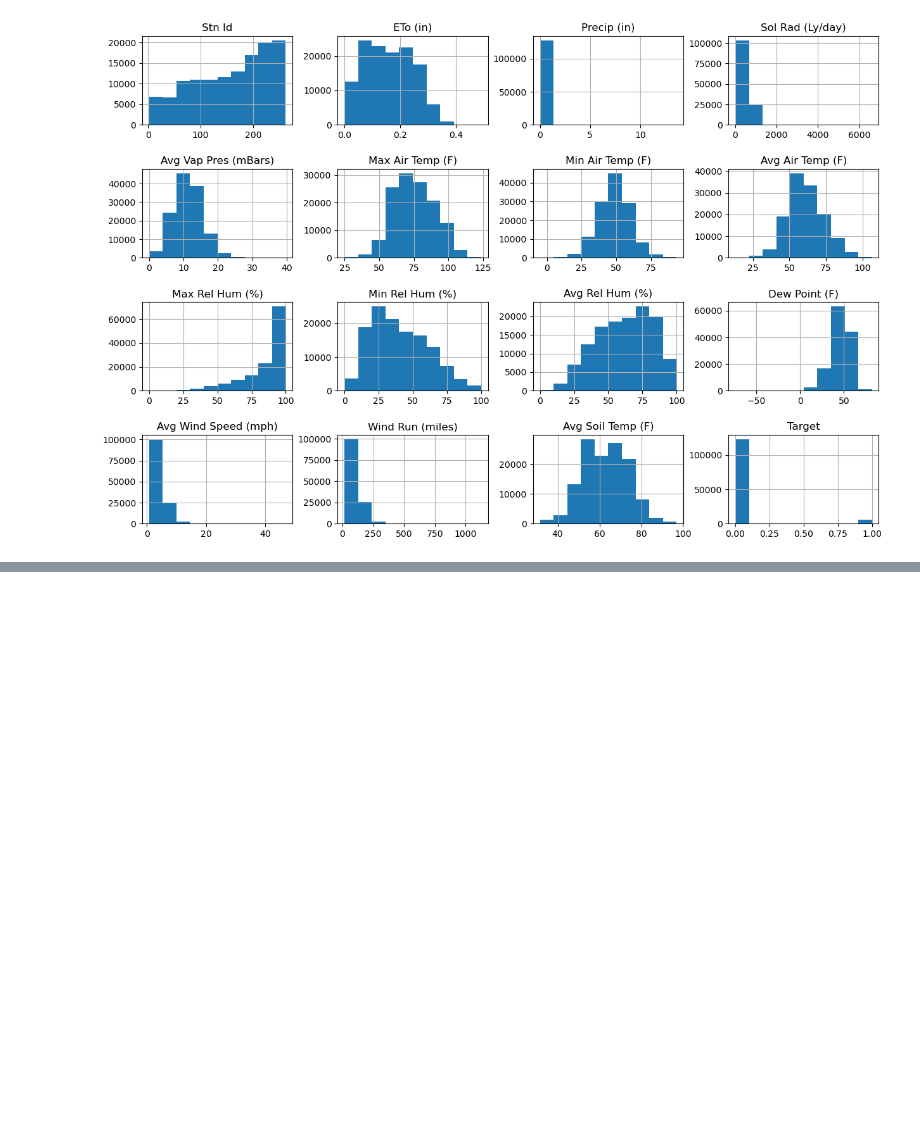
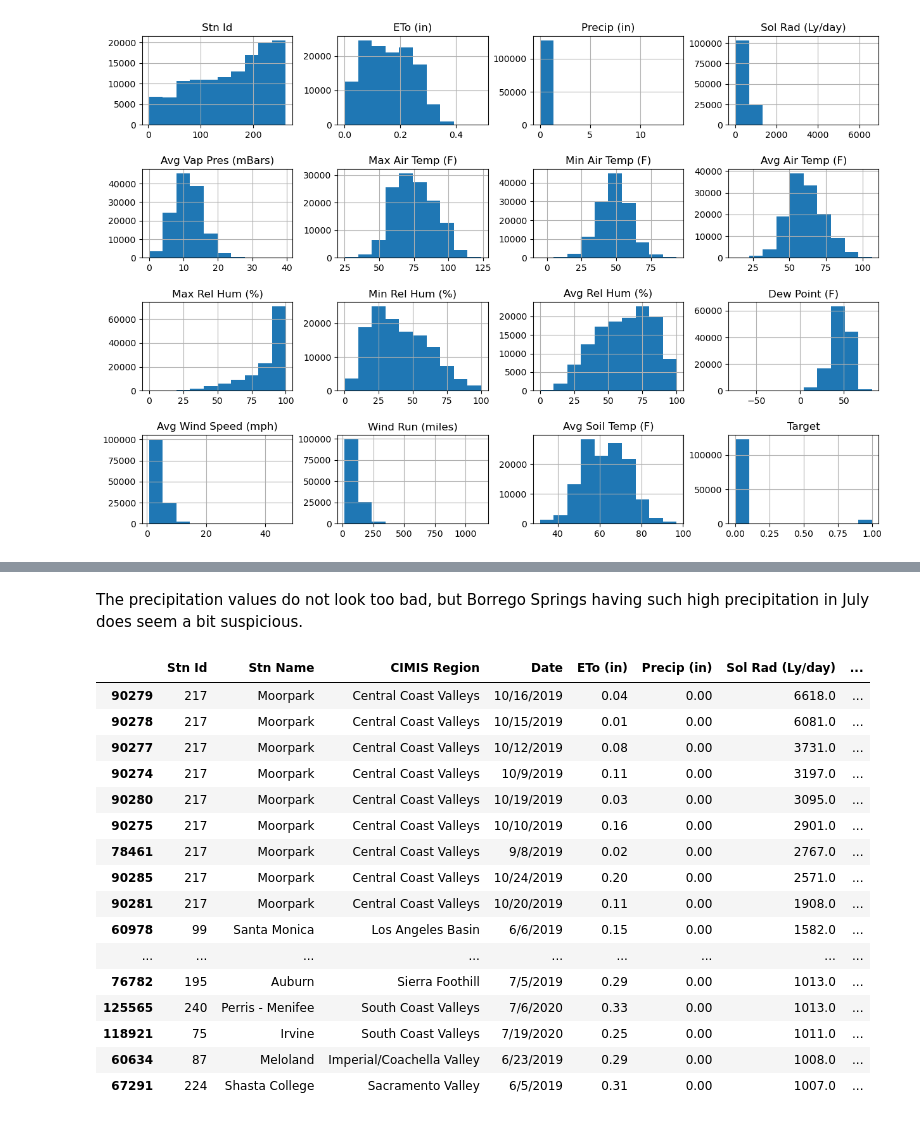
Before and after one commit to raechiang/Capstone-Wildfire, a Jupyter notebook: notebooks/1.0-rc-data-wrangling.ipynb, the cells around one changed output, grey strips where cells are left out. Drawn from its saved outputs; the diff is of its cells as text; code cells hidden in the pictures; blank space fills up the shorter version.

```diff
--- a/notebooks/1.0-rc-data-wrangling.ipynb
+++ b/notebooks/1.0-rc-data-wrangling.ipynb
@@ -993,0 +1018,22 @@ Notable outliers could be in 'Precip (in)', 'Sol Rad (Ly/day)', 'Dew Point (F)',
+# %% [markdown]
+The precipitation values do not look too bad, but Borrego Springs having such high precipitation in July does seem a bit suspicious.
+# %%
+climate_df[climate_df['Sol Rad (Ly/day)'] > 1000].sort_values(by='Sol Rad (Ly/day)', ascending=False)
+# %% [output]
+|  | Stn Id | Stn Name | CIMIS Region | Date | ETo (in) | Precip (in) | Sol Rad (Ly/day) | ... |
+| 90279 | 217 | Moorpark | Central Coast Valleys | 10/16/2019 | 0.04 | 0.00 | 6618.0 | ... |
+| 90278 | 217 | Moorpark | Central Coast Valleys | 10/15/2019 | 0.01 | 0.00 | 6081.0 | ... |
+| 90277 | 217 | Moorpark | Central Coast Valleys | 10/12/2019 | 0.08 | 0.00 | 3731.0 | ... |
+| 90274 | 217 | Moorpark | Central Coast Valleys | 10/9/2019 | 0.11 | 0.00 | 3197.0 | ... |
+| 90280 | 217 | Moorpark | Central Coast Valleys | 10/19/2019 | 0.03 | 0.00 | 3095.0 | ... |
+| 90275 | 217 | Moorpark | Central Coast Valleys | 10/10/2019 | 0.16 | 0.00 | 2901.0 | ... |
+| 78461 | 217 | Moorpark | Central Coast Valleys | 9/8/2019 | 0.02 | 0.00 | 2767.0 | ... |
+| 90285 | 217 | Moorpark | Central Coast Valleys | 10/24/2019 | 0.20 | 0.00 | 2571.0 | ... |
+| 90281 | 217 | Moorpark | Central Coast Valleys | 10/20/2019 | 0.11 | 0.00 | 1908.0 | ... |
+| 60978 | 99 | Santa Monica | Los Angeles Basin | 6/6/2019 | 0.15 | 0.00 | 1582.0 | ... |
+| ... | ... | ... | ... | ... | ... | ... | ... | ... |
+| 76782 | 195 | Auburn | Sierra Foothill | 7/5/2019 | 0.29 | 0.00 | 1013.0 | ... |
+| 125565 | 240 | Perris - Menifee | South Coast Valleys | 7/6/2020 | 0.33 | 0.00 | 1013.0 | ... |
+| 118921 | 75 | Irvine | South Coast Valleys | 7/19/2020 | 0.25 | 0.00 | 1011.0 | ... |
+| 60634 | 87 | Meloland | Imperial/Coachella Valley | 6/23/2019 | 0.29 | 0.00 | 1008.0 | ... |
+| 67291 | 224 | Shasta College | Sacramento Valley | 6/5/2019 | 0.31 | 0.00 | 1007.0 | ... |
```
Also changed, not shown: parts of 42 cells of this notebook.
